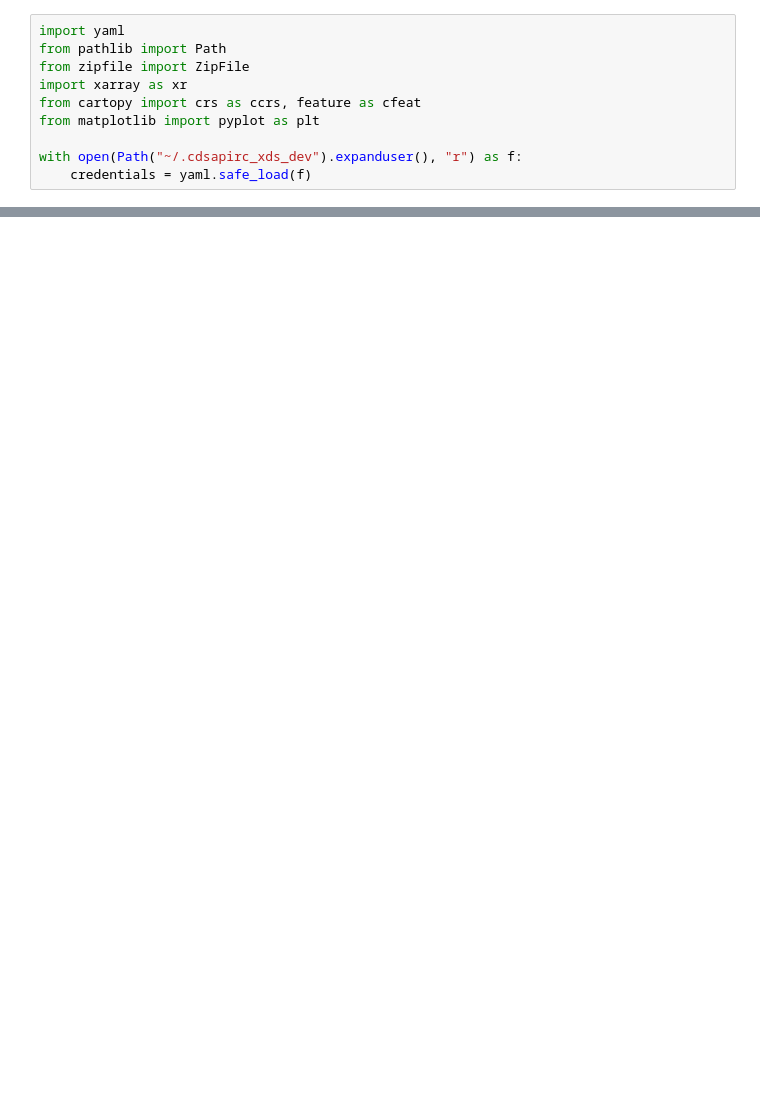
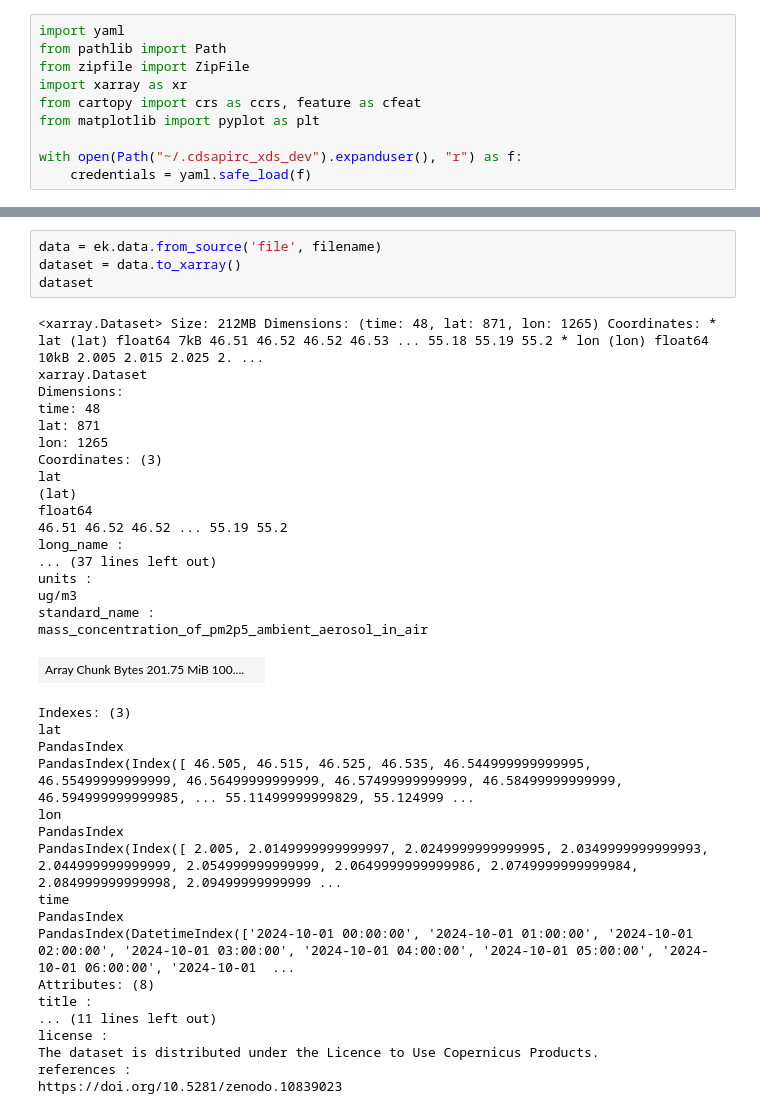
Before and after one commit to AD4GD/pilot-3-air-quality, a Jupyter notebook: demos/download_using_cdsapi.ipynb, the cells around one changed output, grey strips where cells are left out. Drawn from its saved outputs; the diff is of its cells as text; blank space fills up the shorter version.

```diff
--- a/demos/download_using_cdsapi.ipynb
+++ b/demos/download_using_cdsapi.ipynb
@@ -76,0 +38,40 @@ Attributes:
+# %%
+data = ek.data.from_source('file', filename)
+dataset = data.to_xarray()
+dataset
+# %% [output]
+<xarray.Dataset> Size: 212MB Dimensions: (time: 48, lat: 871, lon: 1265) Coordinates: * lat (lat) float64 7kB 46.51 46.52 46.52 46.53 ... 55.18 55.19 55.2 * lon (lon) float64 10kB 2.005 2.015 2.025 2. ...
+xarray.Dataset
+Dimensions:
+time: 48
+lat: 871
+lon: 1265
+Coordinates: (3)
+lat
+(lat)
+float64
+46.51 46.52 46.52 ... 55.19 55.2
+long_name :
+... (37 lines left out)
+units :
+ug/m3
+standard_name :
+mass_concentration_of_pm2p5_ambient_aerosol_in_air
+| Array Chunk Bytes 201.75 MiB 100.... |  |
+Indexes: (3)
+lat
+PandasIndex
+PandasIndex(Index([ 46.505, 46.515, 46.525, 46.535, 46.544999999999995, 46.55499999999999, 46.56499999999999, 46.57499999999999, 46.58499999999999, 46.594999999999985, ... 55.11499999999829, 55.124999 ...
+lon
+PandasIndex
+PandasIndex(Index([ 2.005, 2.0149999999999997, 2.0249999999999995, 2.0349999999999993, 2.044999999999999, 2.054999999999999, 2.0649999999999986, 2.0749999999999984, 2.084999999999998, 2.09499999999999 ...
+time
+PandasIndex
+PandasIndex(DatetimeIndex(['2024-10-01 00:00:00', '2024-10-01 01:00:00', '2024-10-01 02:00:00', '2024-10-01 03:00:00', '2024-10-01 04:00:00', '2024-10-01 05:00:00', '2024-10-01 06:00:00', '2024-10-01  ...
+Attributes: (8)
+title :
+... (11 lines left out)
+license :
+The dataset is distributed under the Licence to Use Copernicus Products.
+references :
+https://doi.org/10.5281/zenodo.10839023
```
Also changed, not shown: parts of 7 cells of this notebook, 1 other file.
